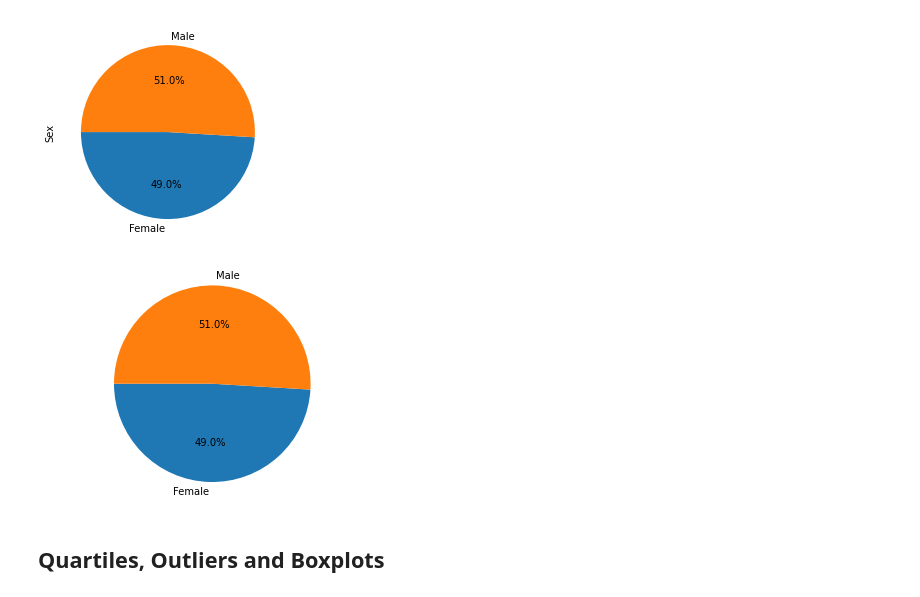
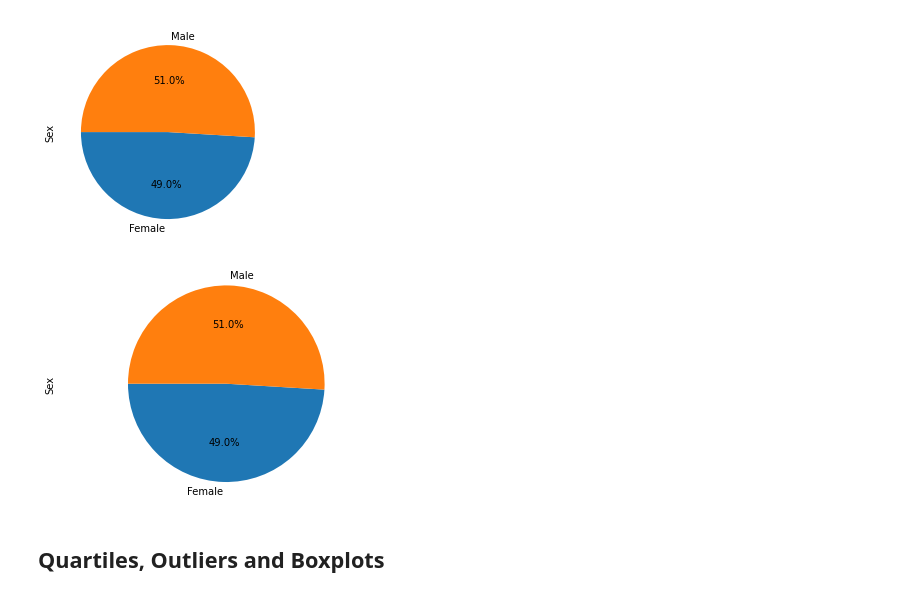
Before and after one commit to Lanpham0110/MathplotLib_challenge, a Jupyter notebook: Pymaceuticals/pymaceuticals_starter.ipynb, the cells around one changed output. Drawn from its saved outputs; the diff is of its cells as text; code cells hidden in the pictures.

```diff
--- a/Pymaceuticals/pymaceuticals_starter.ipynb
+++ b/Pymaceuticals/pymaceuticals_starter.ipynb
@@ -186,11 +185,12 @@ pandas_plot
 # %%
 # Generate a pie plot showing the distribution of female versus male mice using pyplot
 label=['Female','Male']
 x_axis=clean_df.groupby('Sex')["Drug Regimen"].count()
-plt.pie(x_axis,labels=label, autopct="%1.1f%%",  startangle=180)
+pie = x_axis.plot(kind="pie",y='Sex',labels=label, autopct="%1.1f%%",  startangle=180)
+pie.set_ylabel("Sex")
 plt.axis('equal')
 plt.show()
 # %% [output]
-[figure, old version]
+[figure, new version]
 # %% [markdown]
 ## Quartiles, Outliers and Boxplots
```
Also changed, not shown: parts of 6 cells of this notebook.
